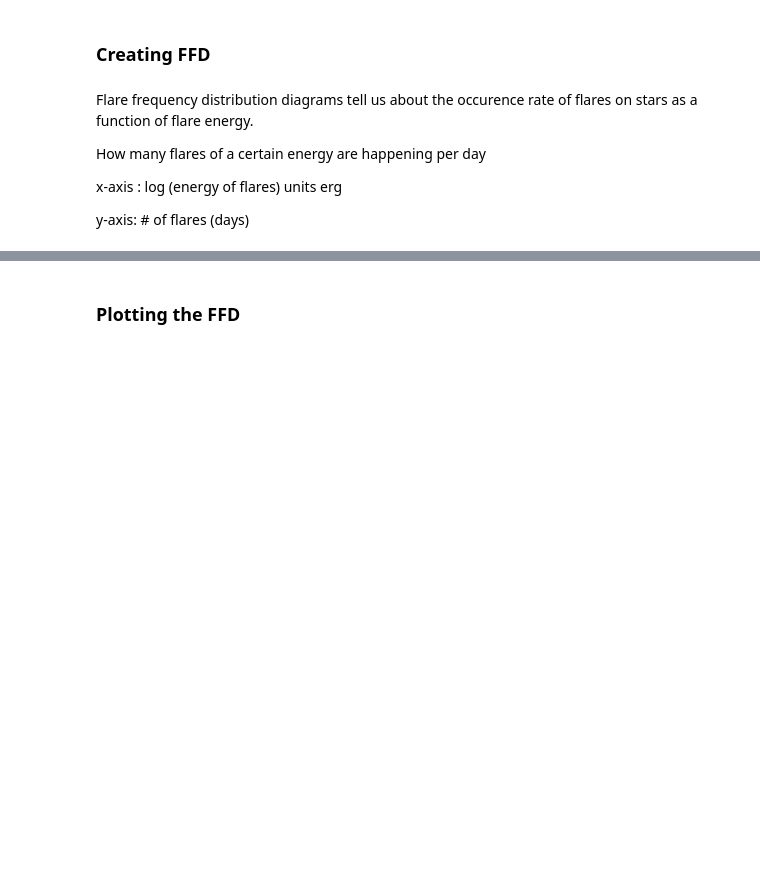
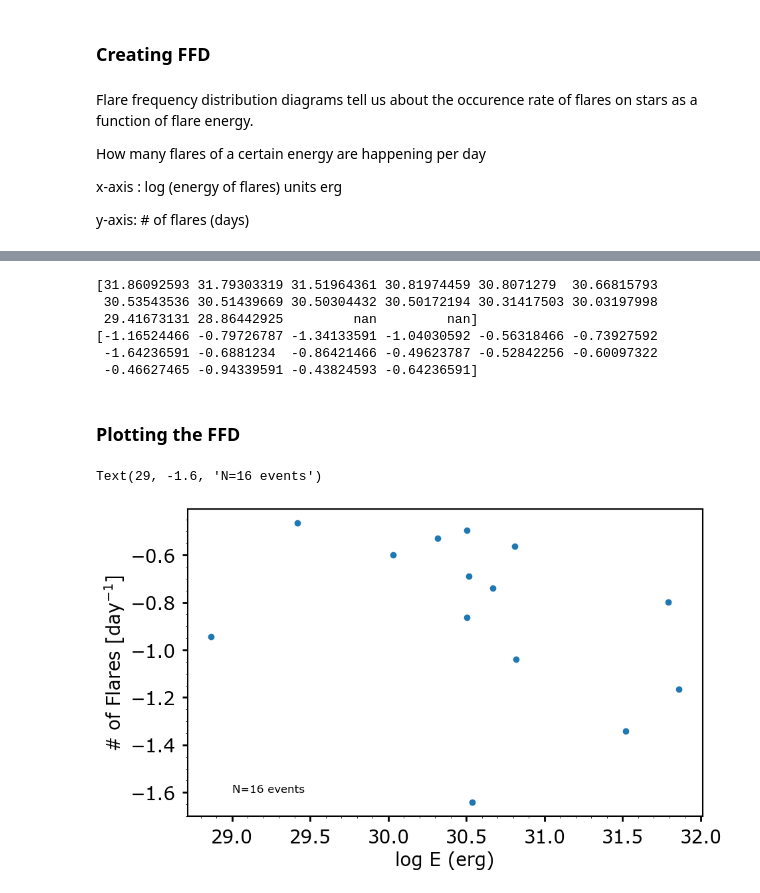
Before and after one commit to lupitatovar/Pre-MAP2023, a Jupyter notebook: making_ffd.ipynb, the cells around one changed output, grey strips where cells are left out. Saved outputs shown, nothing was run; the diff lists cells and outputs as text; code cells hidden in the pictures; blank space fills up the shorter version.

```diff
--- a/making_ffd.ipynb
+++ b/making_ffd.ipynb
@@ -188,0 +113,3 @@ print(tot_dur_jd)
+# %%
+flares = pd.read_csv('final_flares_list.csv')
+flares
@@ -188,0 +134,5 @@ print(tot_dur_jd)
+# %%
+tstart = flares['t_start (BJD)'].values
+tstop = flares['t_stop (BJD)'].values
+amp = flares['amplitude (flux)'].values
+dur_min = flares['Duration(min)'].values
@@ -214,8 +180,7 @@ x-axis : log (energy of flares) units erg
 
 y-axis: # of flares (days)
 # %%
-Lo=30.352907 #need to edit this number for T1 Spitzer data
-data_sort = np.argsort(flare_table['ed_s'].values)[::-1]
-#ED = flare_table['ed_s'].values[sata_sort] #reverse sorted equivalent duration values
-ffd_time = np.nanmedian(np.diff(lc.time.btjd)) * (len(lc.time.btjd)) #number of days of data you have for T1
-nu = (np.arange(1, len(ED)+1)) / ffd_time
+Lo= 30.324911006834004 #spitzer; #kepler = 30.04, tess = 30.35 from 2020 paper (using flux cal ref spectra)
+data_sort = np.argsort(ed)[::-1] #sorting our eds
+ffd_time = np.nanmedian(np.diff(time)) * (len(time)) #number of days of data you have for T1
+nu = (np.arange(1, len(ed)+1)) / ffd_time #frequency of flares per day
@@ -222,5 +215,14 @@ nu = (np.arange(1, len(ED)+1)) / ffd_time
 # %%
-ffd_x = np.log10(ED) + (Lo)
-ffd_y = np.log10(nu)
+ffd_x = np.log10(ed[data_sort]) + (Lo)
+print(ffd_x)
+ffd_y = np.log10(nu[data_sort])
+print(ffd_y)
+# %% [output]
+[31.86092593 31.79303319 31.51964361 30.81974459 30.8071279  30.66815793
+ 30.53543536 30.51439669 30.50304432 30.50172194 30.31417503 30.03197998
+ 29.41673131 28.86442925         nan         nan]
+[-1.16524466 -0.79726787 -1.34133591 -1.04030592 -0.56318466 -0.73927592
+ -1.64236591 -0.6881234  -0.86421466 -0.49623787 -0.52842256 -0.60097322
+ -0.46627465 -0.94339591 -0.43824593 -0.64236591]
 # %% [markdown]
 ### Plotting the FFD
@@ -232,11 +229,18 @@ plt.rcParams["font.sans-serif"] = ['Verdana']
 # %%
 plt.figure(figsize=[10,6])
 plt.minorticks_on()
 plt.tick_params(direction='out',width=2,length=6,pad=7)
 
 
 #Plotting the FFD
-plt.plot(tess_x,tess_y,'-o')
+plt.plot(ffd_x,ffd_y,'o')
 plt.xlabel('log E (erg)')
+#plt.ylim(1e-2,1e0)
 #plt.ylabel(r'log $\nu$ (day$^{-1}$)')
 plt.ylabel('# of Flares [day$^{-1}$]')
+#plt.yscale('log')
+
+plt.text(29,-1.6,'N=16 events', fontsize=12)
+# %% [output]
+Text(29, -1.6, 'N=16 events')
+[figure, added]
```
Also changed, not shown: parts of 37 cells of this notebook.
